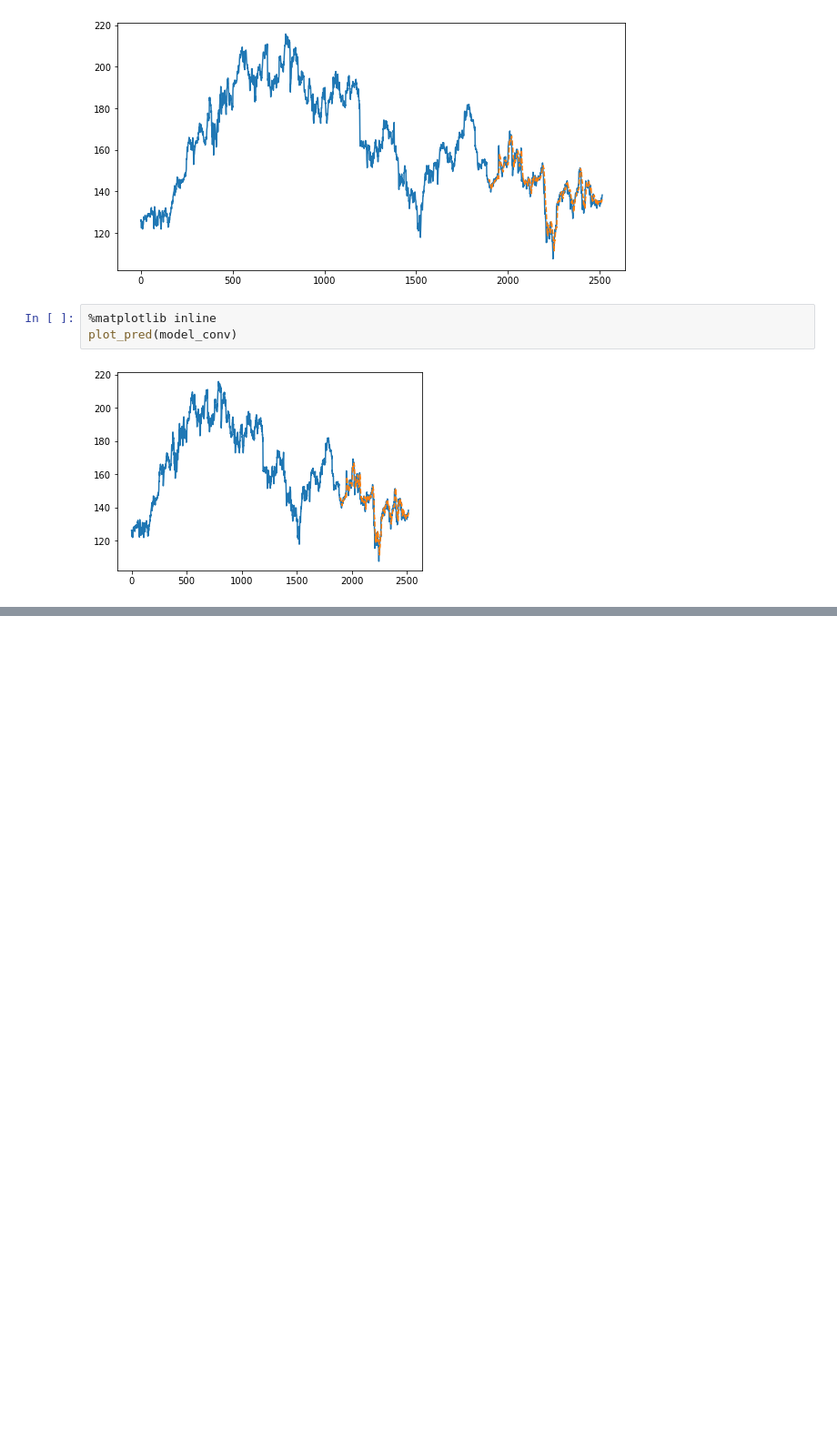
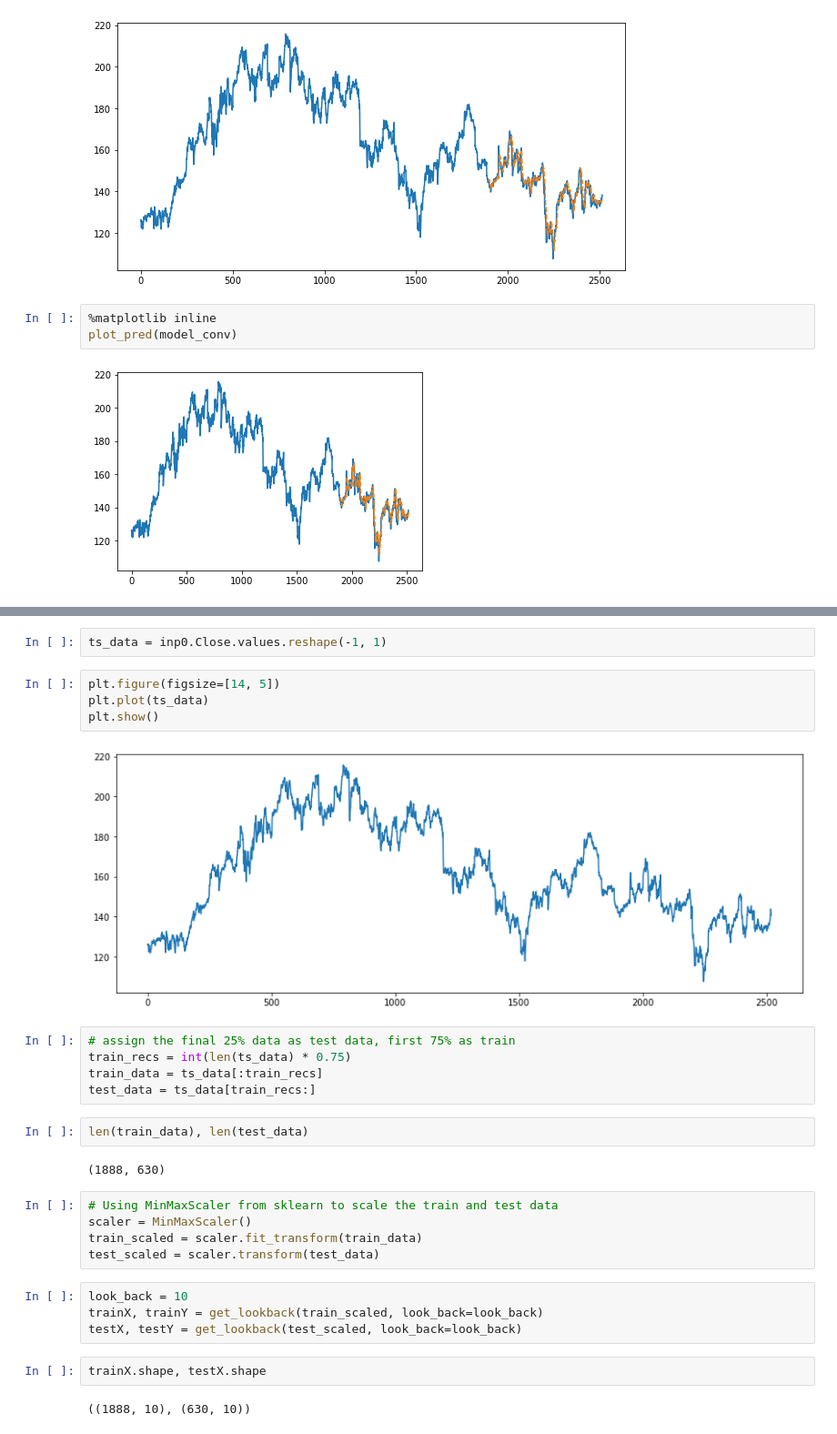
Before and after one commit to CruiseDevice/Deep-Learning-Workshop, a Jupyter notebook: 5. Deep Learning For Sequences/5.01 Deep Learning For Sequences.ipynb, the cells around one changed output, grey strips where cells are left out. Shown: that part at 91% size. Drawn from its saved outputs; the diff is of its cells as text; blank space fills up the shorter version.

```diff
--- a/5. Deep Learning For Sequences/5.01 Deep Learning For Sequences.ipynb
+++ b/5. Deep Learning For Sequences/5.01 Deep Learning For Sequences.ipynb
@@ -346,0 +411,30 @@ plot_pred(model_conv)
+# %%
+ts_data = inp0.Close.values.reshape(-1, 1)
+# %%
+plt.figure(figsize=[14, 5])
+plt.plot(ts_data)
+plt.show()
+# %% [output]
+[figure, added]
+# %%
+# assign the final 25% data as test data, first 75% as train
+train_recs = int(len(ts_data) * 0.75)
+train_data = ts_data[:train_recs]
+test_data = ts_data[train_recs:]
+# %%
+len(train_data), len(test_data)
+# %% [output]
+(1888, 630)
+# %%
+# Using MinMaxScaler from sklearn to scale the train and test data
+scaler = MinMaxScaler()
+train_scaled = scaler.fit_transform(train_data)
+test_scaled = scaler.transform(test_data)
+# %%
+look_back = 10
+trainX, trainY = get_lookback(train_scaled, look_back=look_back)
+testX, testY = get_lookback(test_scaled, look_back=look_back)
+# %%
+trainX.shape, testX.shape
+# %% [output]
+((1888, 10), (630, 10))
```
Also changed, not shown: parts of 11 cells of this notebook, 1 other file.
